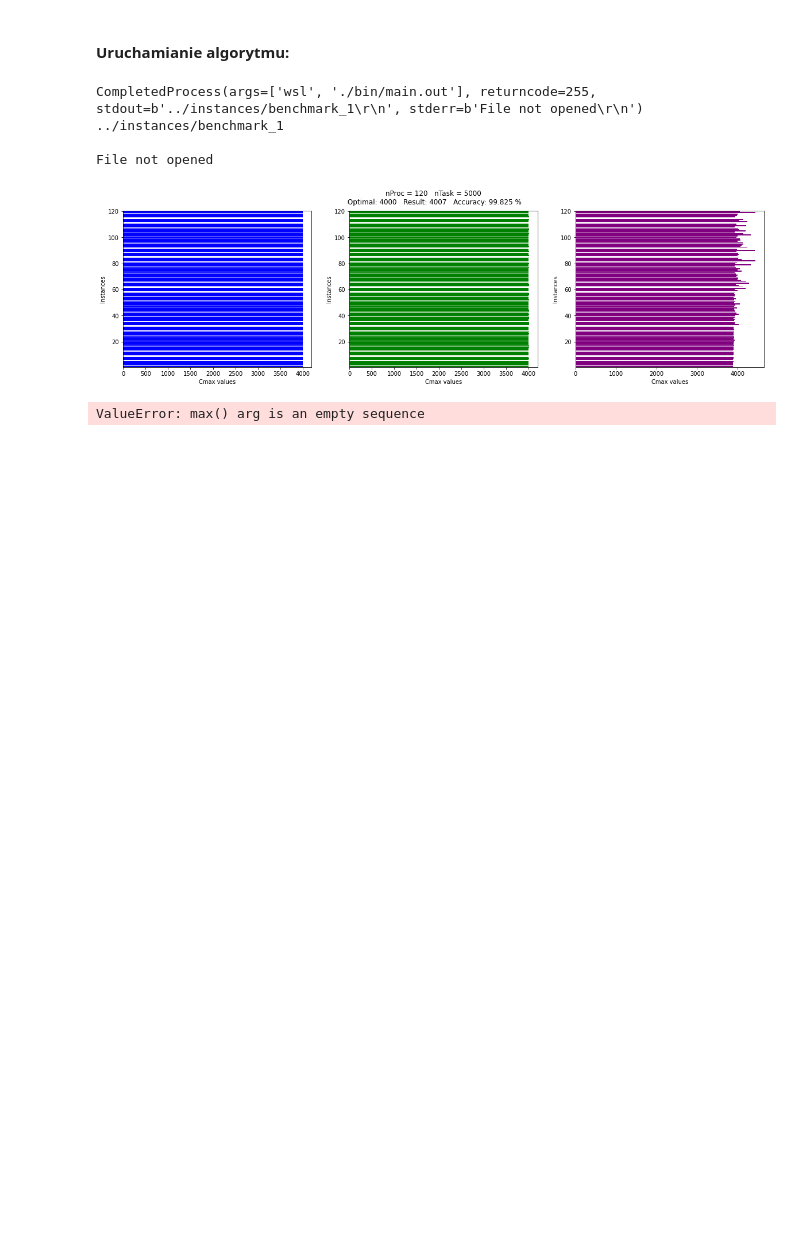
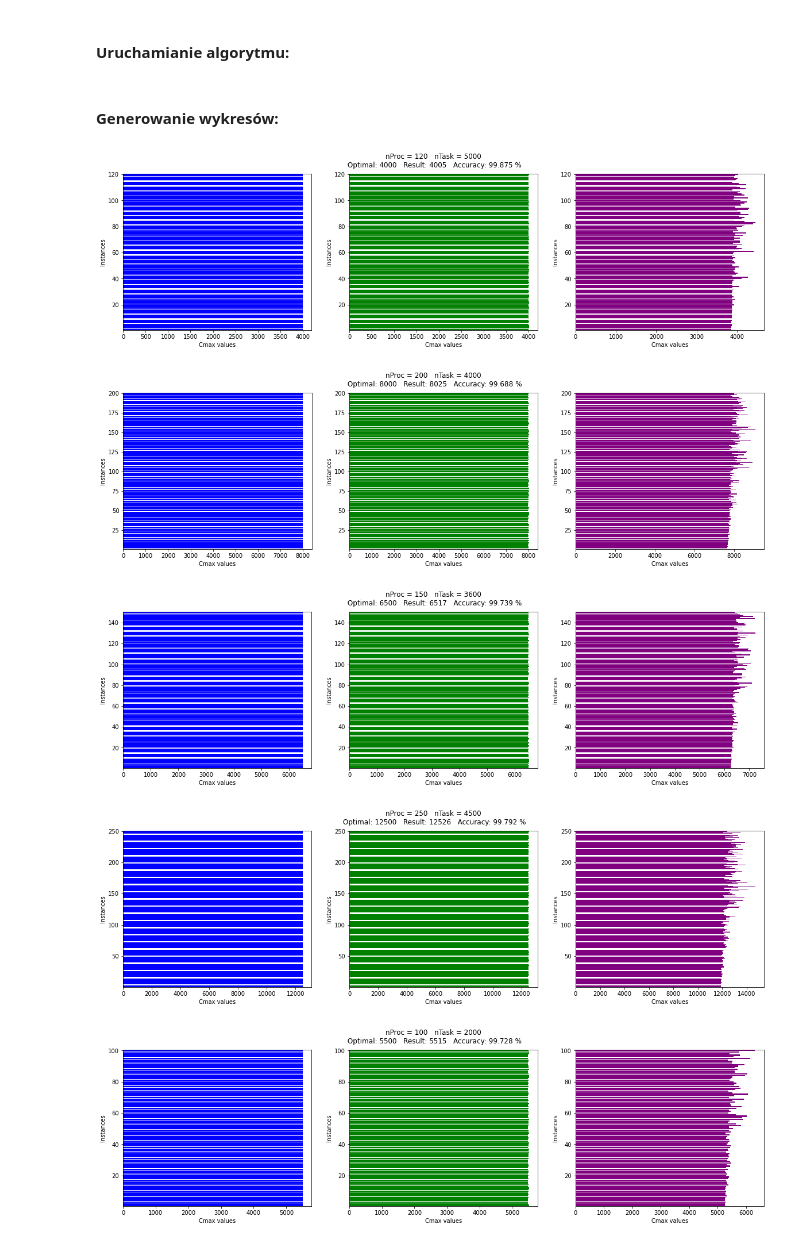
Before and after one commit to GPlaczek/PCmax, a Jupyter notebook: FullReview.ipynb, the cells around one changed output. Drawn from its saved outputs; the diff is of its cells as text; code cells hidden in the pictures; blank space fills up the shorter version.

Commit message:
Added plots to readme

```diff
--- a/FullReview.ipynb
+++ b/FullReview.ipynb
@@ -7,5 +7,11 @@ pip install -r deps
 # %%
 import os
+import subprocess
+import numpy as np
+from matplotlib import pyplot as plt
+import pandas as pd
+from pandas.plotting import table
+
 def mkdir(directory):
     try:
         os.mkdir(directory)
@@ -17,12 +23,20 @@ PLOTS_DIR = 'plots'
 INST_DIR = 'instances'
 PLOTS_DIR = 'plots'
 BINS_DIR = 'bin'
+EV = 'ev'
+GR = 'gr'
 
 mkdir(OUTPUTS_DIR)
 mkdir(PLOTS_DIR)
 mkdir(INST_DIR)
 mkdir(PLOTS_DIR)
 mkdir(BINS_DIR)
+mkdir('{}/{}'.format(OUTPUTS_DIR,EV))
+mkdir('{}/{}'.format(OUTPUTS_DIR,GR))
+
+FILE = "inst.txt"
+PATH = os.path.abspath('')
+INSTANCES = len(os.listdir('{}/{}'.format(PATH,INST_DIR)))
 # %% [markdown]
 #### Generowanie instancji:
 # %%
@@ -39,24 +52,3 @@ else:
 Success
 # %% [markdown]
 #### Uruchamianie algorytmu:
-# %%
-import subprocess
-PATH = os.path.abspath('')
-a = subprocess.run(['wsl', './bin/main.out'], capture_output=True)
-
-print(a.stdout.decode('utf-8'))
-print(a.stderr.decode('utf-8'))
-
-#subprocess.run(['bin/main.out'])
-#os.system("./bin/main.out")
-# %% [output]
-CompletedProcess(args=['wsl', './bin/main.out'], returncode=255, stdout=b'../instances/benchmark_1\r\n', stderr=b'File not opened\r\n')
-../instances/benchmark_1
-
-File not opened
-# %%
-import numpy as np
-from matplotlib import pyplot as plt
-import pandas as pd
-from pandas.plotting import table
-INSTANCES = 10
@@ -63,3 +57,5 @@ INSTANCES = 10
+# %% [markdown]
+#### Generowanie wykresów:
 # %%
 summary = []
 performances = {'ev': [], 'gr': []}
@@ -72,35 +68,38 @@ def createSubPlot(ax, x, clr, max_val):
 
 
 for i in range(1,INSTANCES+1):
-    ev = open('{}/ev/evolutional_{}'.format(OUTPUT_DIR,i), 'r')
+    ev = open('{}/ev/evolutional_{}'.format(OUTPUTS_DIR,i), 'r')
     Cmax = int(ev.readline())
     nProc = int(ev.readline())
     nTask = int(ev.readline())
 
-    gr = open('{}/gr/greedy_{}'.format(OUTPUT_DIR,i), 'r')
+    gr = open('{}/gr/greedy_{}'.format(OUTPUTS_DIR,i), 'r')
     _ = [gr.readline() for _ in range(3)] # Cmax, nProc, nTask
 
     y = np.arange(1,nProc+1)
     x_opt = [Cmax for _ in range(nProc)] # optimal
     x_ev = [int(line) for line in ev.readlines()] # evolutional
     x_gr = [int(line) for line in gr.readlines()] # greedy
     ev.close()
     gr.close()
 
     ev_accuracy = round(Cmax / max(x_ev) * 100,3)
     gr_accuracy = round(Cmax / max(x_gr) * 100,3)
 
     fig, ax = plt.subplots(1, 3, figsize=(20,5))
     fig.suptitle("nProc = {}   nTask = {}\n Optimal: {}   Result: {}   Accuracy: {} %".format(nProc, nTask, Cmax, max(x_ev), ev_accuracy))
 
     createSubPlot(ax[0], x_opt, 'blue', nProc)
     createSubPlot(ax[1], x_ev, 'green', nProc)
     createSubPlot(ax[2], x_gr, 'purple', nProc)
 
-    plt.savefig(PATH + '/' + PLOTS_DIR + '/plots_{}.svg'.format(i))
+    plt.savefig('{}/{}/plots_{}.svg'.format(PATH, PLOTS_DIR, i), transparent=False, facecolor='w')
     plt.show()
 
     summary.append([Cmax, max(x_ev), max(x_gr), ev_accuracy, gr_accuracy])
 # %% [output]
-[figure, old version]
+[figure, new version]
-ValueError: max() arg is an empty sequence
+[figure, added]
+[figure, added]
+[figure, added]
+[figure, added]
```
Also changed, not shown: parts of 9 cells of this notebook, 4 other files.
